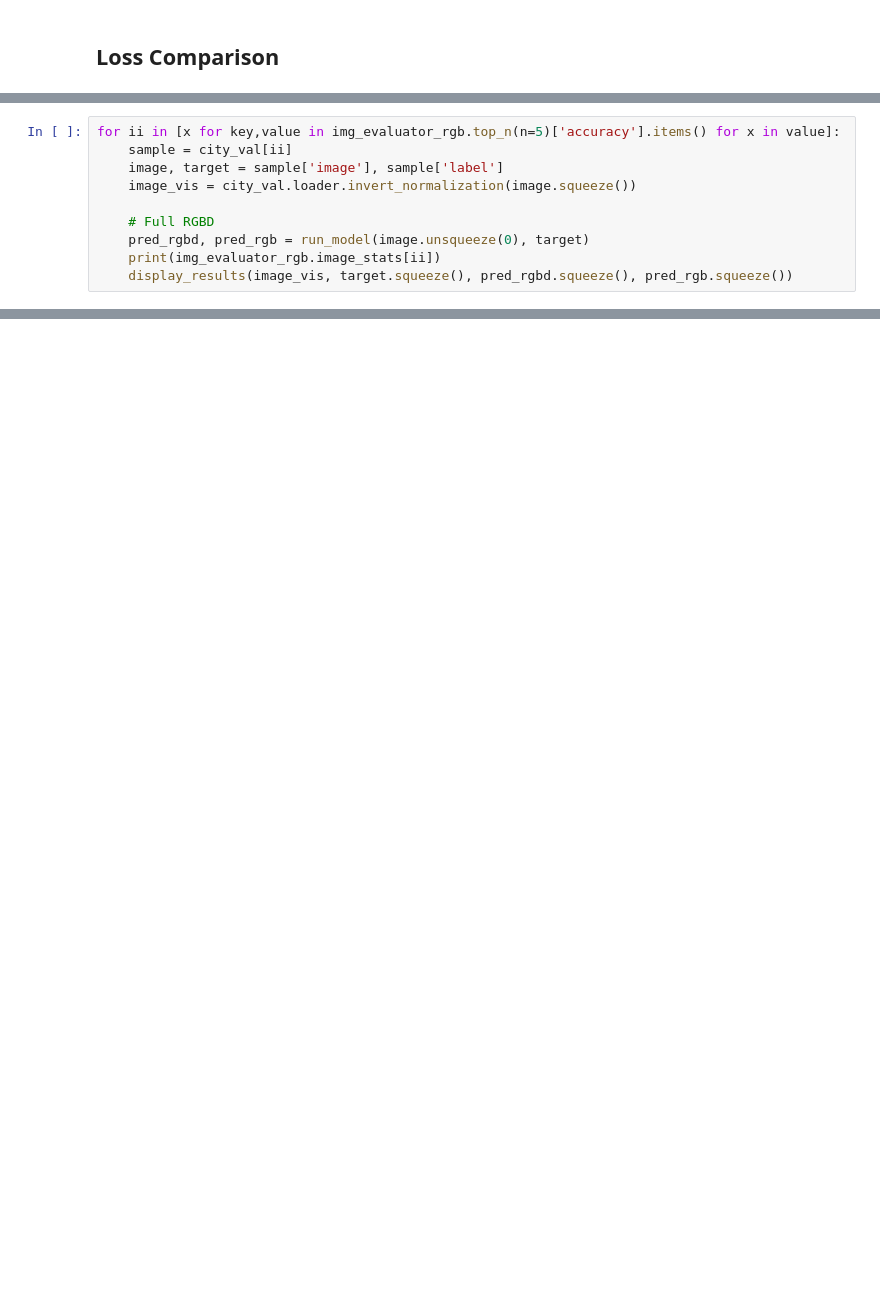
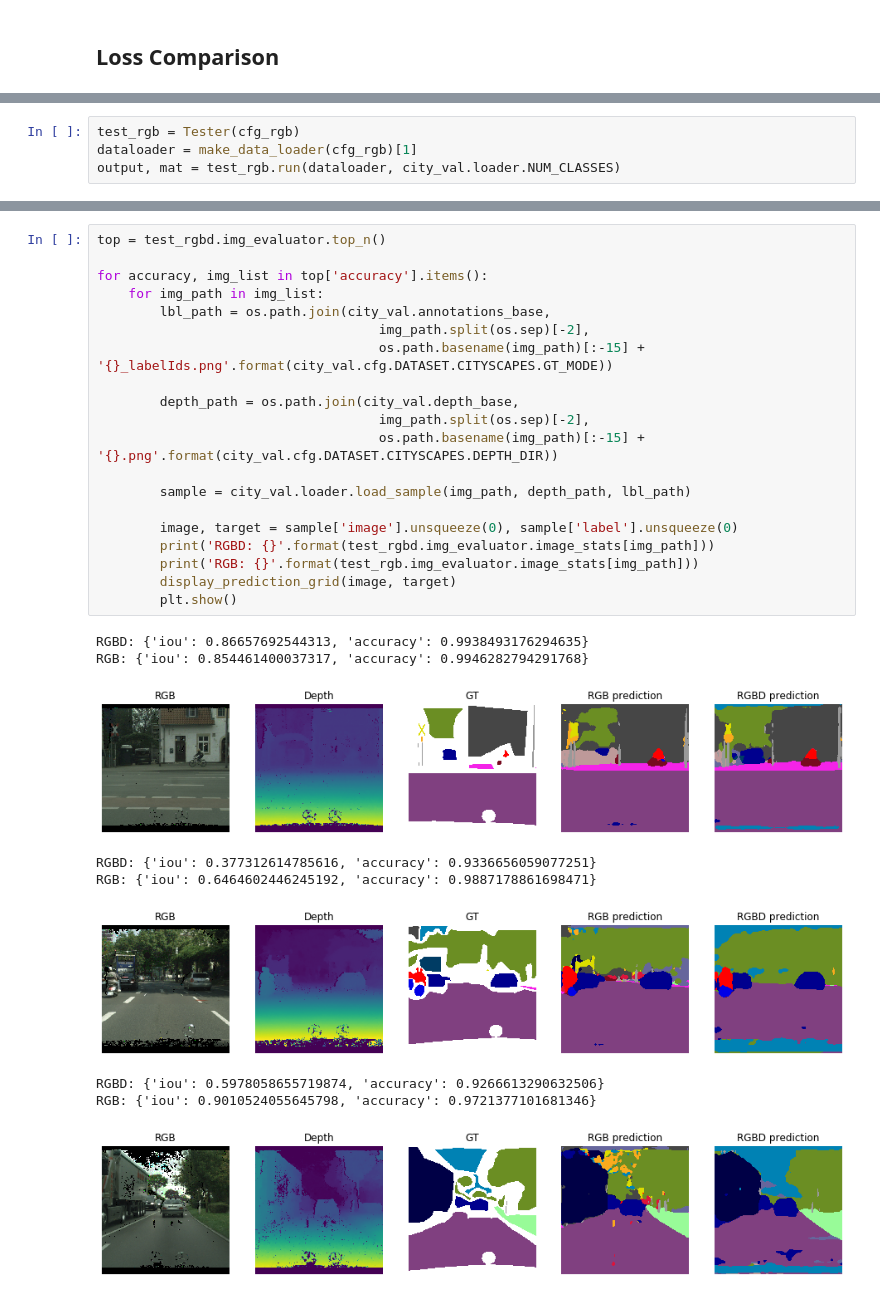
Before and after one commit to crmauceri/pytorch-deeplab-xception, a Jupyter notebook: Cityscapes_Data_Browser.ipynb, the cells around one changed output, grey strips where cells are left out. Cells and saved outputs as stored; diff of their text form; blank space fills up the shorter version.

```diff
--- a/Cityscapes_Data_Browser.ipynb
+++ b/Cityscapes_Data_Browser.ipynb
@@ -435,10 +302,0 @@ img_evaluator_rgb.bottom_n(n=5)
-# %%
-for ii in [x for key,value in img_evaluator_rgb.top_n(n=5)['accuracy'].items() for x in value]:
-    sample = city_val[ii]
-    image, target = sample['image'], sample['label']
-    image_vis = city_val.loader.invert_normalization(image.squeeze())
-
-    # Full RGBD
-    pred_rgbd, pred_rgb = run_model(image.unsqueeze(0), target)
-    print(img_evaluator_rgb.image_stats[ii])
-    display_results(image_vis, target.squeeze(), pred_rgbd.squeeze(), pred_rgb.squeeze())
@@ -459,0 +303,4 @@ for ii in [x for key,value in img_evaluator_rgb.top_n(n=5)['accuracy'].items() f
+# %%
+test_rgb = Tester(cfg_rgb)
+dataloader = make_data_loader(cfg_rgb)[1]
+output, mat = test_rgb.run(dataloader, city_val.loader.NUM_CLASSES)
@@ -459,0 +316,30 @@ for ii in [x for key,value in img_evaluator_rgb.top_n(n=5)['accuracy'].items() f
+# %%
+top = test_rgbd.img_evaluator.top_n()
+
+for accuracy, img_list in top['accuracy'].items():
+    for img_path in img_list:
+        lbl_path = os.path.join(city_val.annotations_base,
+                                    img_path.split(os.sep)[-2],
+                                    os.path.basename(img_path)[:-15] + '{}_labelIds.png'.format(city_val.cfg.DATASET.CITYSCAPES.GT_MODE))
+
+        depth_path = os.path.join(city_val.depth_base,
+                                    img_path.split(os.sep)[-2],
+                                    os.path.basename(img_path)[:-15] + '{}.png'.format(city_val.cfg.DATASET.CITYSCAPES.DEPTH_DIR))
+
+        sample = city_val.loader.load_sample(img_path, depth_path, lbl_path)
+
+        image, target = sample['image'].unsqueeze(0), sample['label'].unsqueeze(0)
+        print('RGBD: {}'.format(test_rgbd.img_evaluator.image_stats[img_path]))
+        print('RGB: {}'.format(test_rgb.img_evaluator.image_stats[img_path]))
+        display_prediction_grid(image, target)
+        plt.show()
+# %% [output]
+RGBD: {'iou': 0.86657692544313, 'accuracy': 0.9938493176294635}
+RGB: {'iou': 0.854461400037317, 'accuracy': 0.9946282794291768}
+[figure, added]
+RGBD: {'iou': 0.377312614785616, 'accuracy': 0.9336656059077251}
+RGB: {'iou': 0.6464602446245192, 'accuracy': 0.9887178861698471}
+[figure, added]
+RGBD: {'iou': 0.5978058655719874, 'accuracy': 0.9266613290632506}
+RGB: {'iou': 0.9010524055645798, 'accuracy': 0.9721377101681346}
+[figure, added]
```
Also changed, not shown: parts of 17 cells of this notebook.
